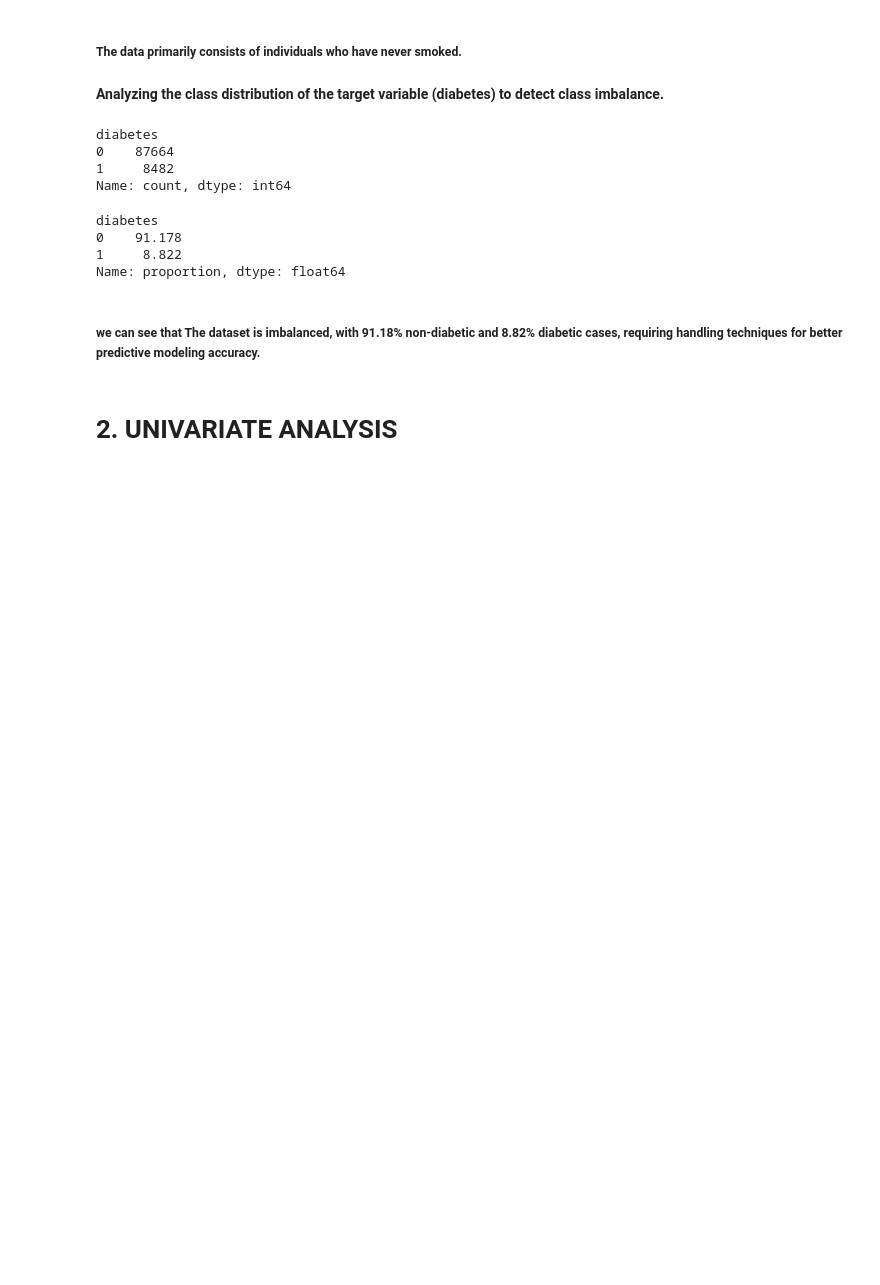
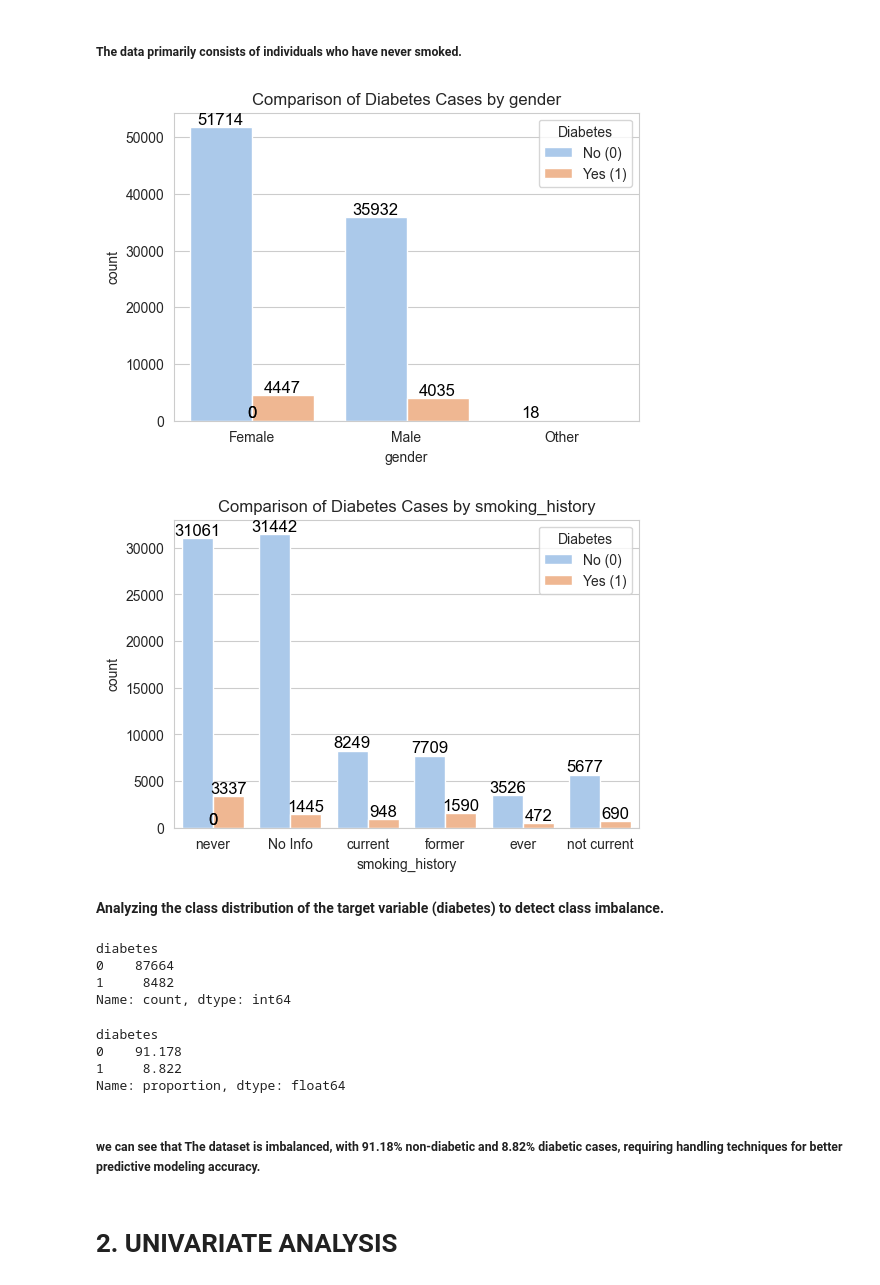
Before and after one commit to amalsalilan/GlucoSense_AI-Powered_Diabetes_Detection_for_Early_Intervention_Infosys_Internship_Oct2025, a Jupyter notebook: infosys_eda.ipynb, the cells around one changed output. Saved outputs shown, nothing was run; the diff lists cells and outputs as text; code cells hidden in the pictures; blank space fills up the shorter version.

```diff
--- a/infosys_eda.ipynb
+++ b/infosys_eda.ipynb
@@ -189,5 +215,21 @@ for feature in categorical_features:
 # %% [markdown]
 ##### The data primarily consists of individuals who have never smoked.
+# %%
+for feature in categorical_features:
+    plt.figure(figsize=(6, 4))
+    ax = sns.countplot(x=df[feature], hue=df["diabetes"], palette="pastel")
+
+    for p in ax.patches:
+        ax.annotate(f'{int(p.get_height())}',
+                    (p.get_x() + p.get_width() / 2., p.get_height()),
+                    ha='center', va='bottom', fontsize=12, color='black')
+
+    plt.title(f"Comparison of Diabetes Cases by {feature}")
+    plt.legend(title="Diabetes", labels=["No (0)", "Yes (1)"])
+    plt.show()
+# %% [output]
+[figure, added]
+[figure, added]
 # %% [markdown]
 **Analyzing the class distribution of the target variable (diabetes) to detect class
  imbalance.**
```
Also changed, not shown: parts of 16 cells of this notebook.
